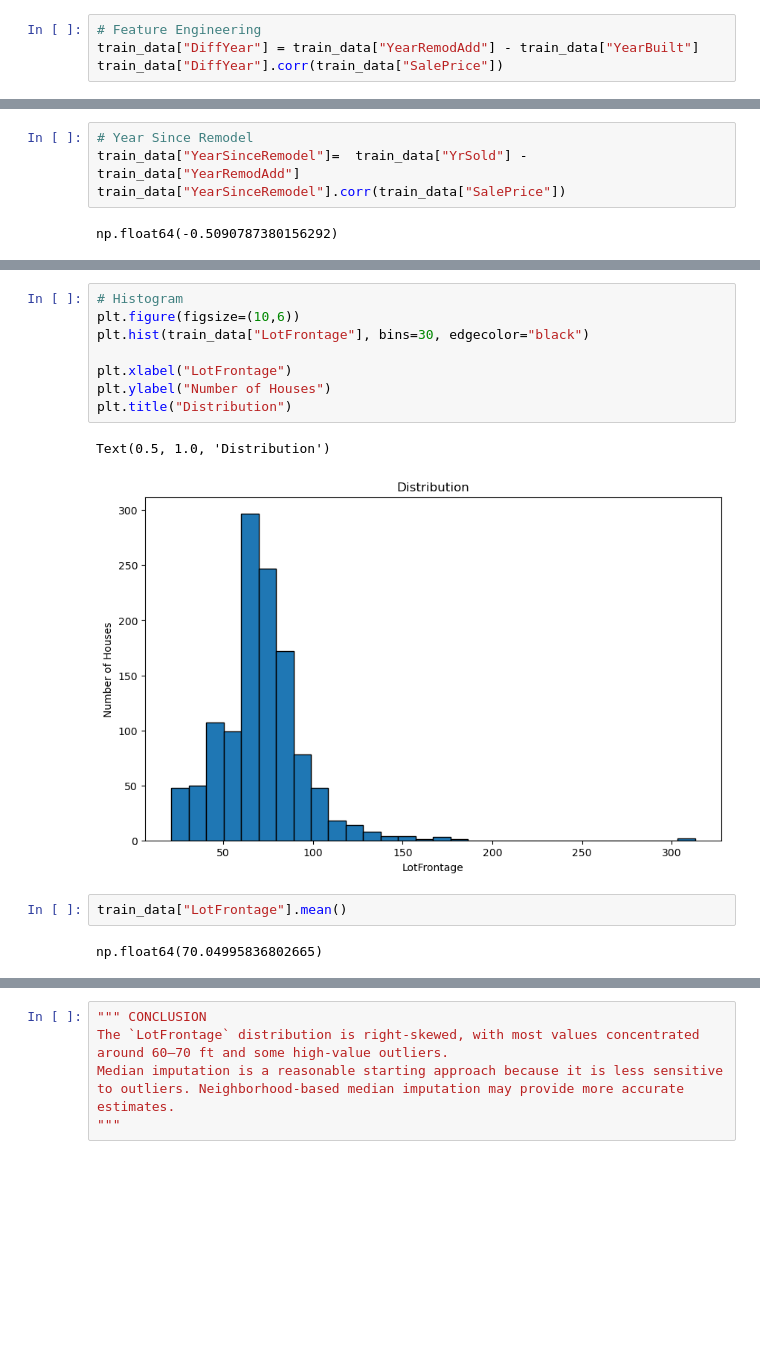
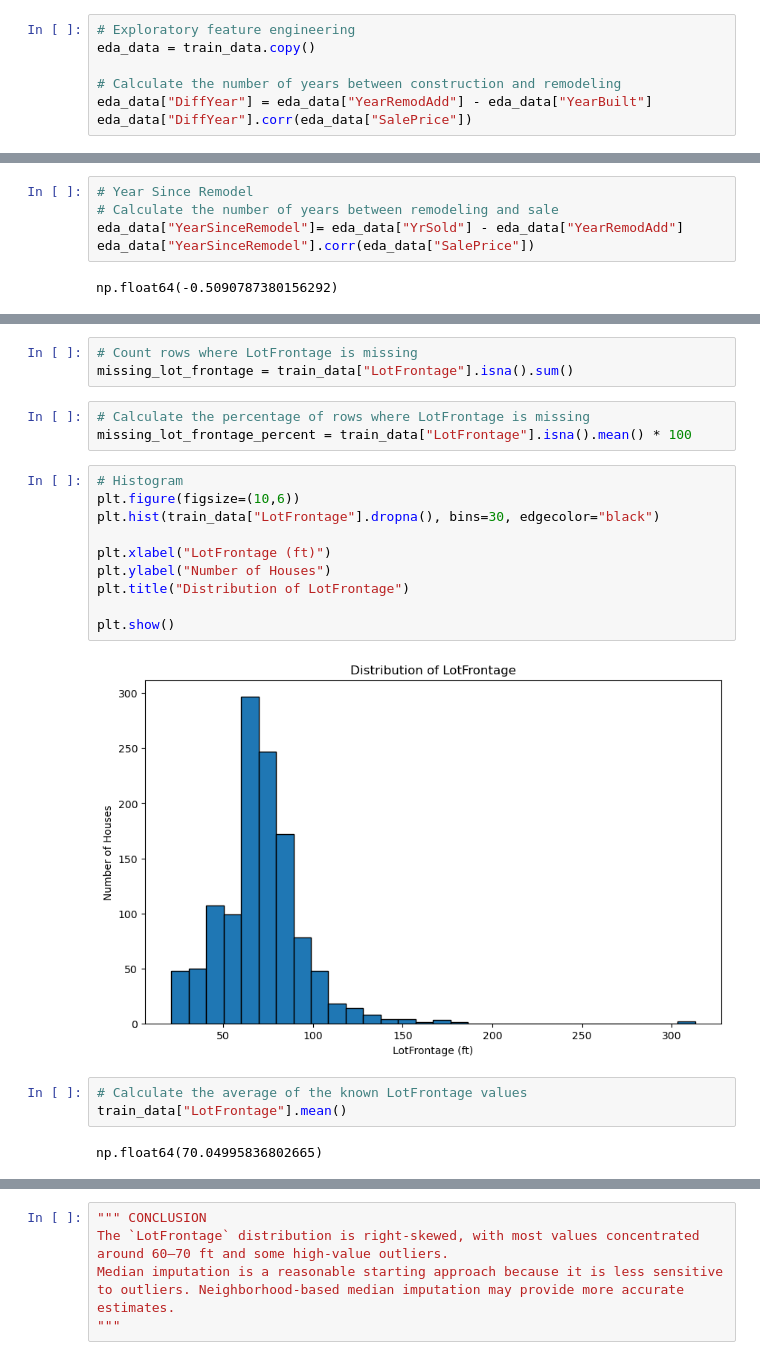
Before and after one commit to bacoscamadalina/HousePricePrediction, a Jupyter notebook: housepriceprediction.ipynb, the cells around one changed output, grey strips where cells are left out. Cells and saved outputs as stored; diff of their text form; blank space fills up the shorter version.

```diff
--- a/housepriceprediction.ipynb
+++ b/housepriceprediction.ipynb
@@ -184,7 +224,10 @@ Both YearBuilt and YearRemodAdd are potential predictors worth evaluating togeth
 # %%
-# Feature Engineering
-train_data["DiffYear"] = train_data["YearRemodAdd"] - train_data["YearBuilt"]
-train_data["DiffYear"].corr(train_data["SalePrice"])
+# Exploratory feature engineering
+eda_data = train_data.copy()
+
+# Calculate the number of years between construction and remodeling
+eda_data["DiffYear"] = eda_data["YearRemodAdd"] - eda_data["YearBuilt"]
+eda_data["DiffYear"].corr(eda_data["SalePrice"])
 # %% [output]
 np.float64(-0.21750331522000182)
 # %%
@@ -196,8 +239,9 @@ Its predictive value remains uncertain and should be evaluated during model vali
 ' CONCLUSION\n`DiffYear`, calculated as `YearRemodAdd - YearBuilt`, shows a weak negative correlation with `SalePrice` (r = -0.218).\nIts predictive value remains uncertain and should be evaluated dur ...
 # %%
 # Year Since Remodel
-train_data["YearSinceRemodel"]=  train_data["YrSold"] - train_data["YearRemodAdd"]
-train_data["YearSinceRemodel"].corr(train_data["SalePrice"])
+# Calculate the number of years between remodeling and sale
+eda_data["YearSinceRemodel"]= eda_data["YrSold"] - eda_data["YearRemodAdd"]
+eda_data["YearSinceRemodel"].corr(eda_data["SalePrice"])
 # %% [output]
 np.float64(-0.5090787380156292)
 # %%
@@ -218,18 +265,26 @@ min        21.000000
 75%        80.000000
 max       313.000000
 Name: LotFrontage, dtype: float64
+# %%
+# Count rows where LotFrontage is missing
+missing_lot_frontage = train_data["LotFrontage"].isna().sum()
+# %%
+# Calculate the percentage of rows where LotFrontage is missing
+missing_lot_frontage_percent = train_data["LotFrontage"].isna().mean() * 100
 # %%
 # Histogram
 plt.figure(figsize=(10,6))
-plt.hist(train_data["LotFrontage"], bins=30, edgecolor="black")
+plt.hist(train_data["LotFrontage"].dropna(), bins=30, edgecolor="black")
 
-plt.xlabel("LotFrontage")
+plt.xlabel("LotFrontage (ft)")
 plt.ylabel("Number of Houses")
-plt.title("Distribution")
+plt.title("Distribution of LotFrontage")
+
+plt.show()
 # %% [output]
-Text(0.5, 1.0, 'Distribution')
-[figure, old version]
+[figure, new version]
 # %%
+# Calculate the average of the known LotFrontage values
 train_data["LotFrontage"].mean()
 # %% [output]
 np.float64(70.04995836802665)
```
Also changed, not shown: parts of 87 cells of this notebook, 3 other files.
